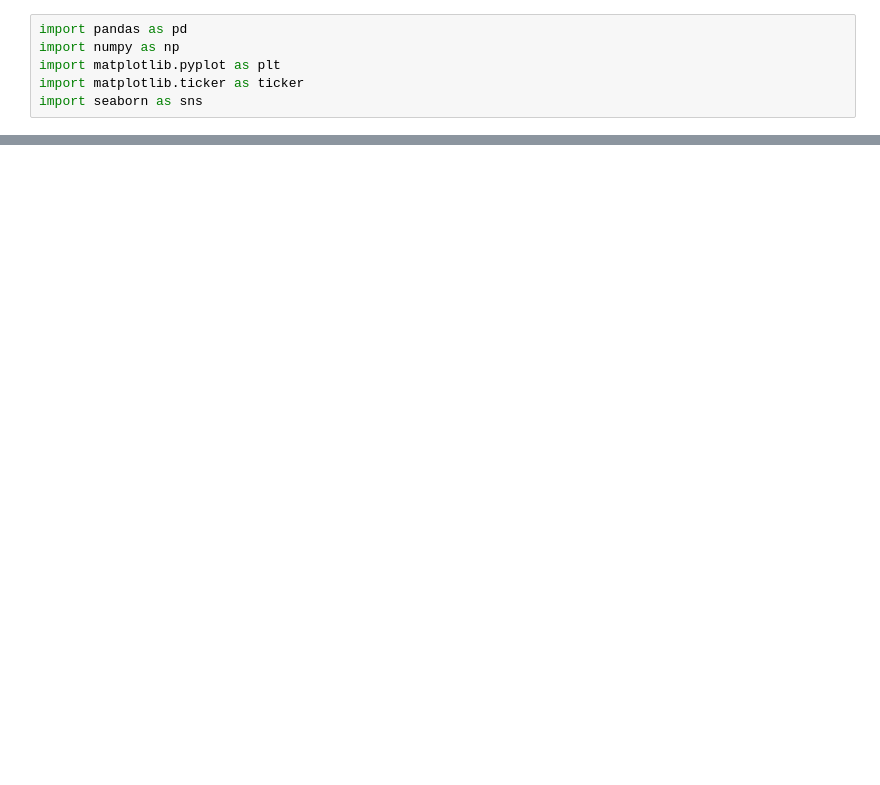
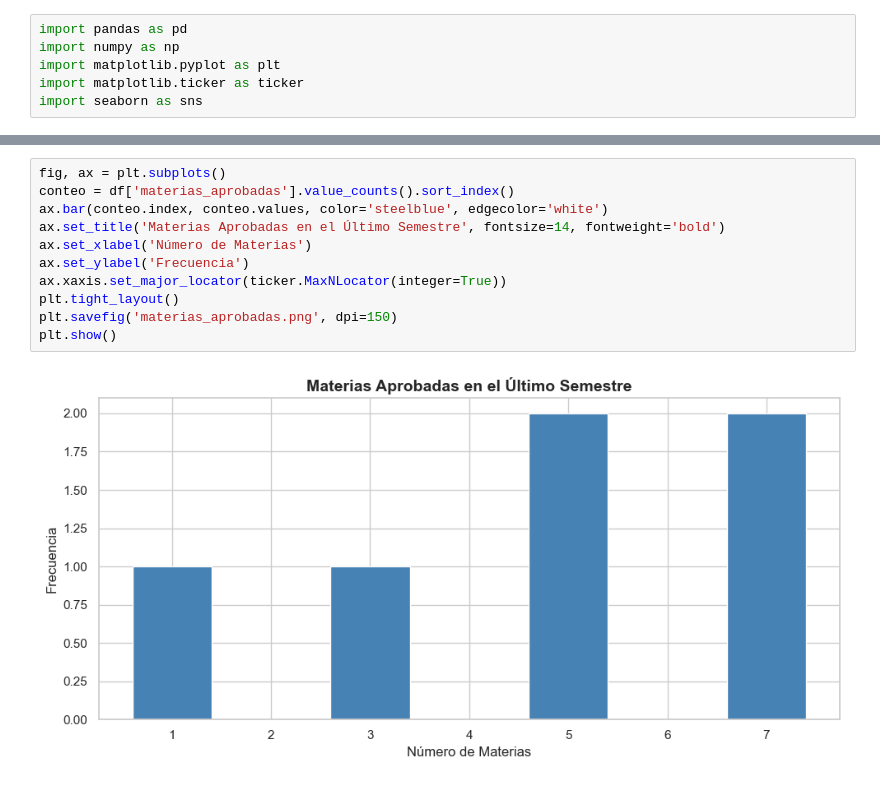
Before and after one commit to Itzel921/Reporte-del-impacto-IA-en-estudiantes-, a Jupyter notebook: logica/reporte.ipynb, the cells around one changed output, grey strips where cells are left out. Cells and saved outputs as stored; diff of their text form; blank space fills up the shorter version.

```diff
--- a/logica/reporte.ipynb
+++ b/logica/reporte.ipynb
@@ -87,0 +113,13 @@ dtype: int64
+# %%
+fig, ax = plt.subplots()
+conteo = df['materias_aprobadas'].value_counts().sort_index()
+ax.bar(conteo.index, conteo.values, color='steelblue', edgecolor='white')
+ax.set_title('Materias Aprobadas en el Último Semestre', fontsize=14, fontweight='bold')
+ax.set_xlabel('Número de Materias')
+ax.set_ylabel('Frecuencia')
+ax.xaxis.set_major_locator(ticker.MaxNLocator(integer=True))
+plt.tight_layout()
+plt.savefig('materias_aprobadas.png', dpi=150)
+plt.show()
+# %% [output]
+[figure, added]
```
Also changed, not shown: parts of 18 cells of this notebook, 14 other files.
